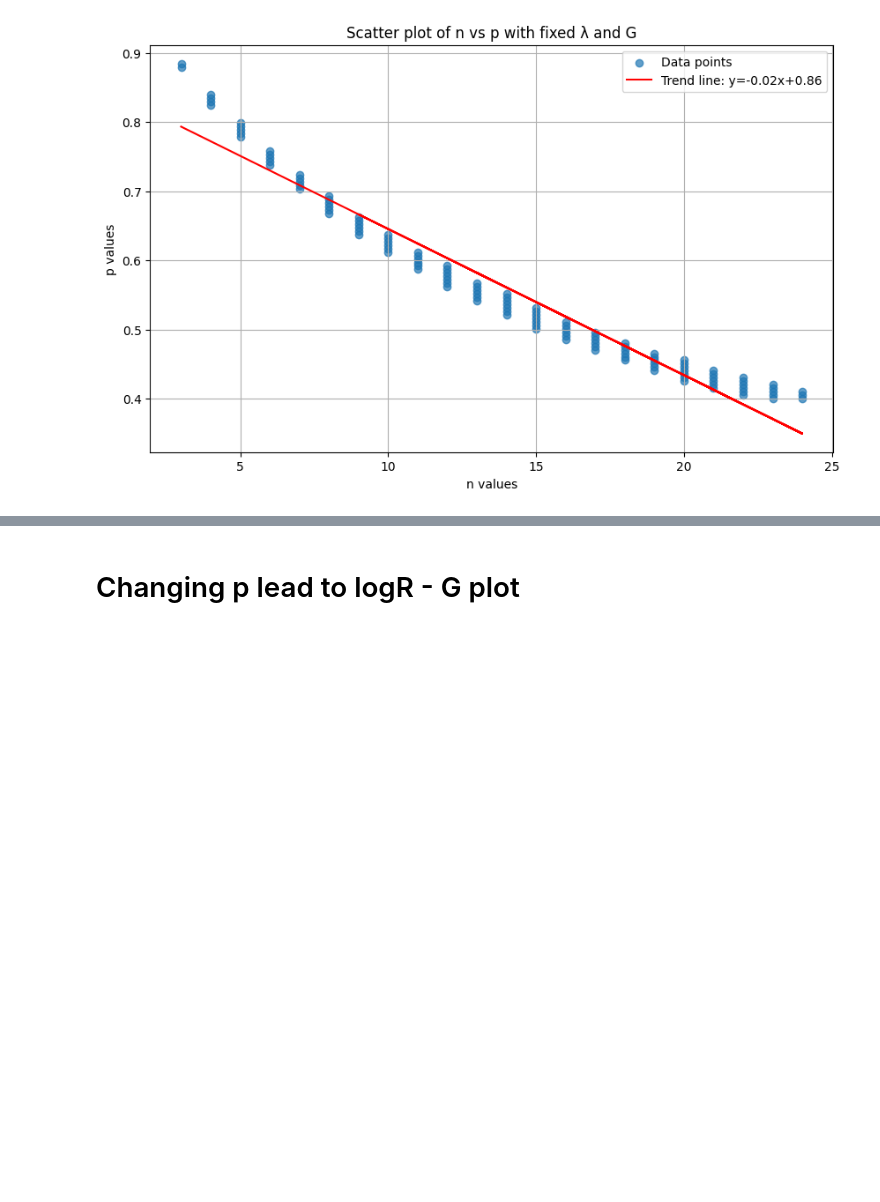
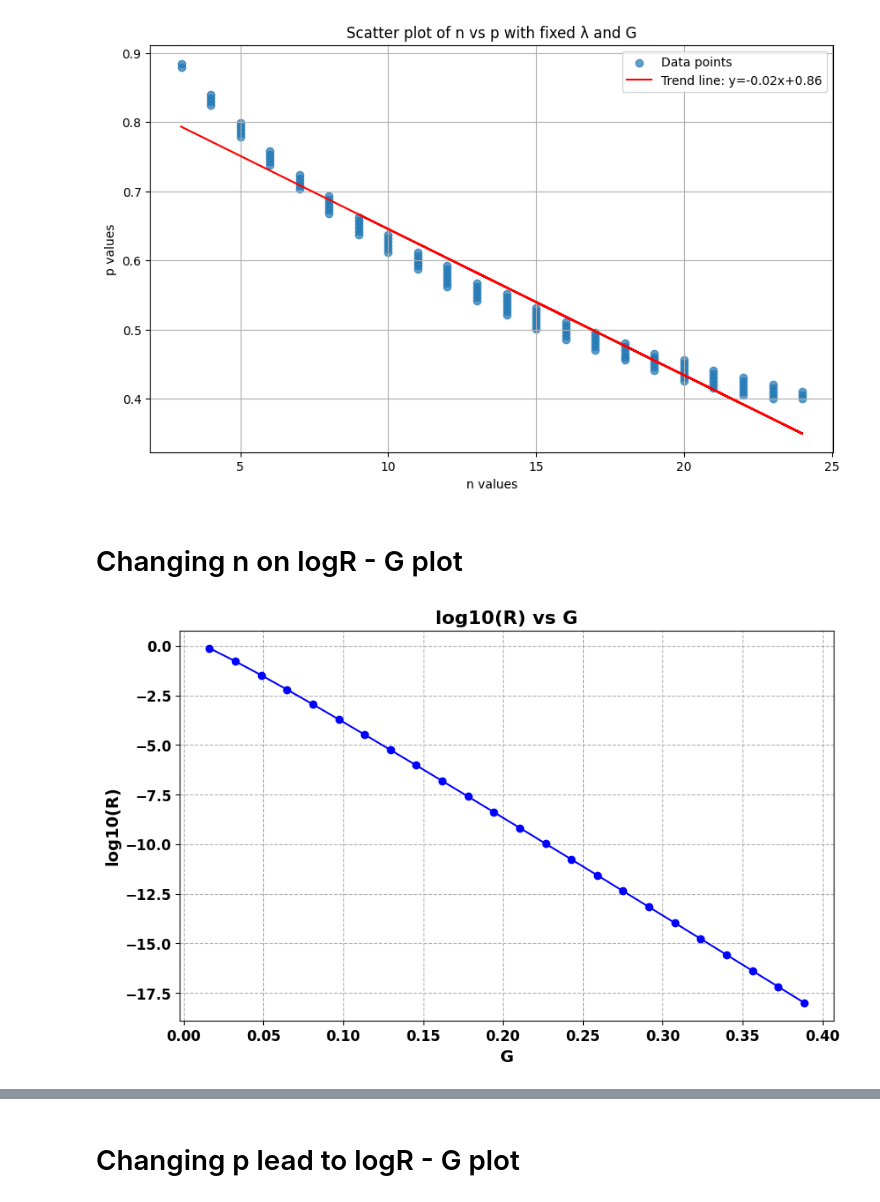
Before and after one commit to hongqin/EAM-2024, a Jupyter notebook: network-aging.ipynb, the cells around one changed output, grey strips where cells are left out. Cells and saved outputs as stored; diff of their text form; code cells hidden in the pictures; blank space fills up the shorter version.

```diff
--- a/network-aging.ipynb
+++ b/network-aging.ipynb
@@ -652,3 +652,49 @@ DataFrame of appropriate values:
 
 [123 rows x 5 columns]
 [figure]
+# %% [markdown]
+# Changing n on logR - G plot
+# %%
+import numpy as np
+import matplotlib.pyplot as plt
+
+# Constants
+lambda_value = 1 / 350
+m = 1000
+p = 0.85
+n_values = np.arange(2, 26)  # n in the range (2, 25)
+
+# Function to calculate R and G based on the given formulas
+def calculate_R_G(m, n, p, lambda_value):
+    t0 = (1 - p) / (p * lambda_value)
+    R = m * n * p * lambda_value * ((1 - p) ** (n - 1)) / (1 - (1 - p) ** n)
+    G = lambda_value * (n - 1) / (1 / p - 1)
+    return R, G
+
+# Calculate R and G for each value of n
+R_values = []
+G_values = []
+for n in n_values:
+    R, G = calculate_R_G(m, n, p, lambda_value)
+    R_values.append(R)
+    G_values.append(G)
+
+# Convert R_values to log10(R)
+logR_values = np.log10(R_values)
+
+# Plotting log10(R) vs G
+plt.figure(figsize=(10, 6))
+plt.plot(G_values, logR_values, marker='o', linestyle='-', color='b')
+plt.xlabel('G', fontsize=14, fontweight='bold')
+plt.ylabel('log10(R)', fontsize=14, fontweight='bold')
+plt.title('log10(R) vs G', fontsize=16, fontweight='bold')
+plt.grid(True, linestyle='--')
+plt.xticks(fontsize=12, fontweight='bold')
+plt.yticks(fontsize=12, fontweight='bold')
+
+# Save the plot as a JPG file with dpi = 300
+plt.savefig('logR_vs_G.jpg', dpi=300, format='jpg')
+
+plt.show()
+# %% [output]
+[figure, added]
```
Also changed, not shown: parts of 3 cells of this notebook.
